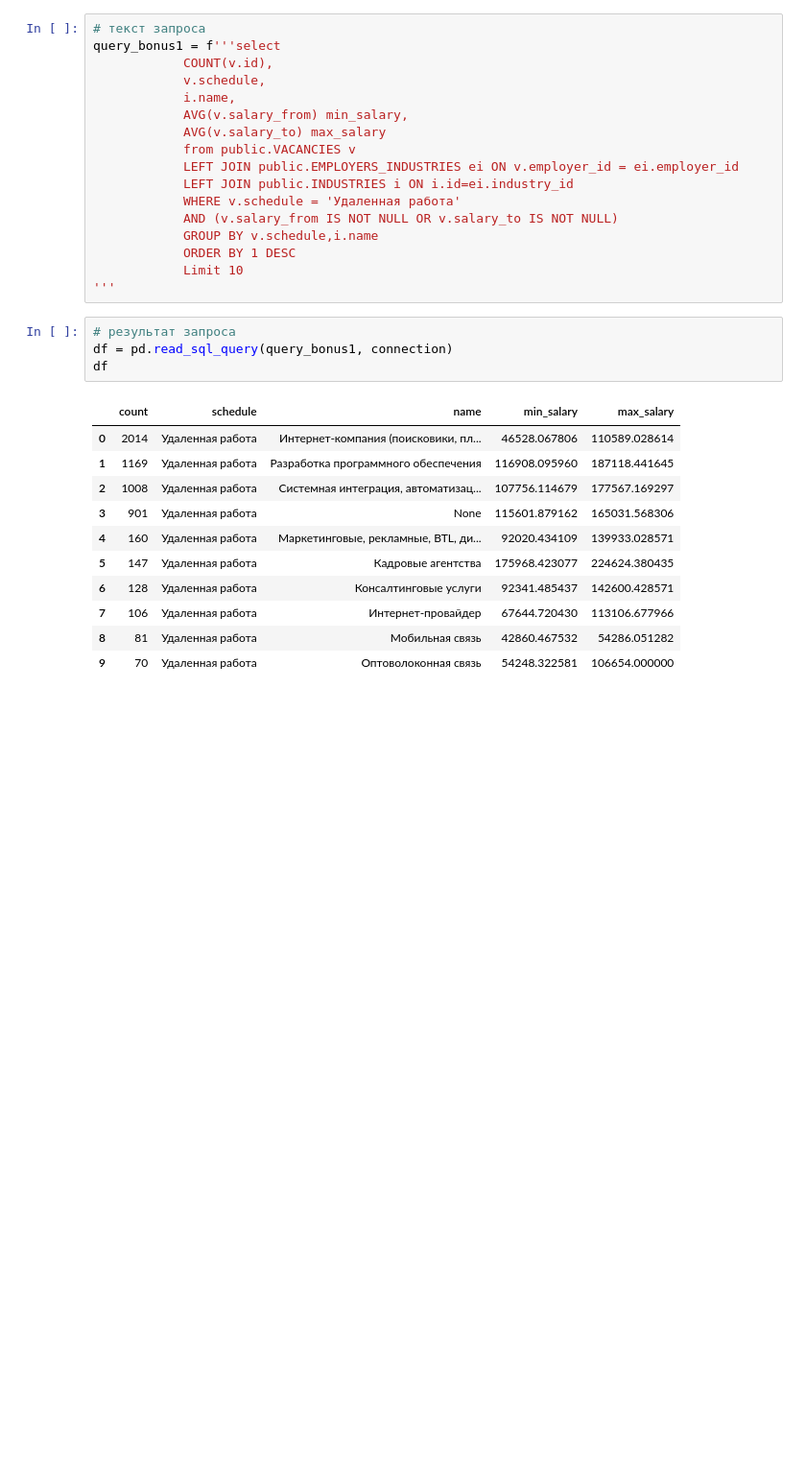
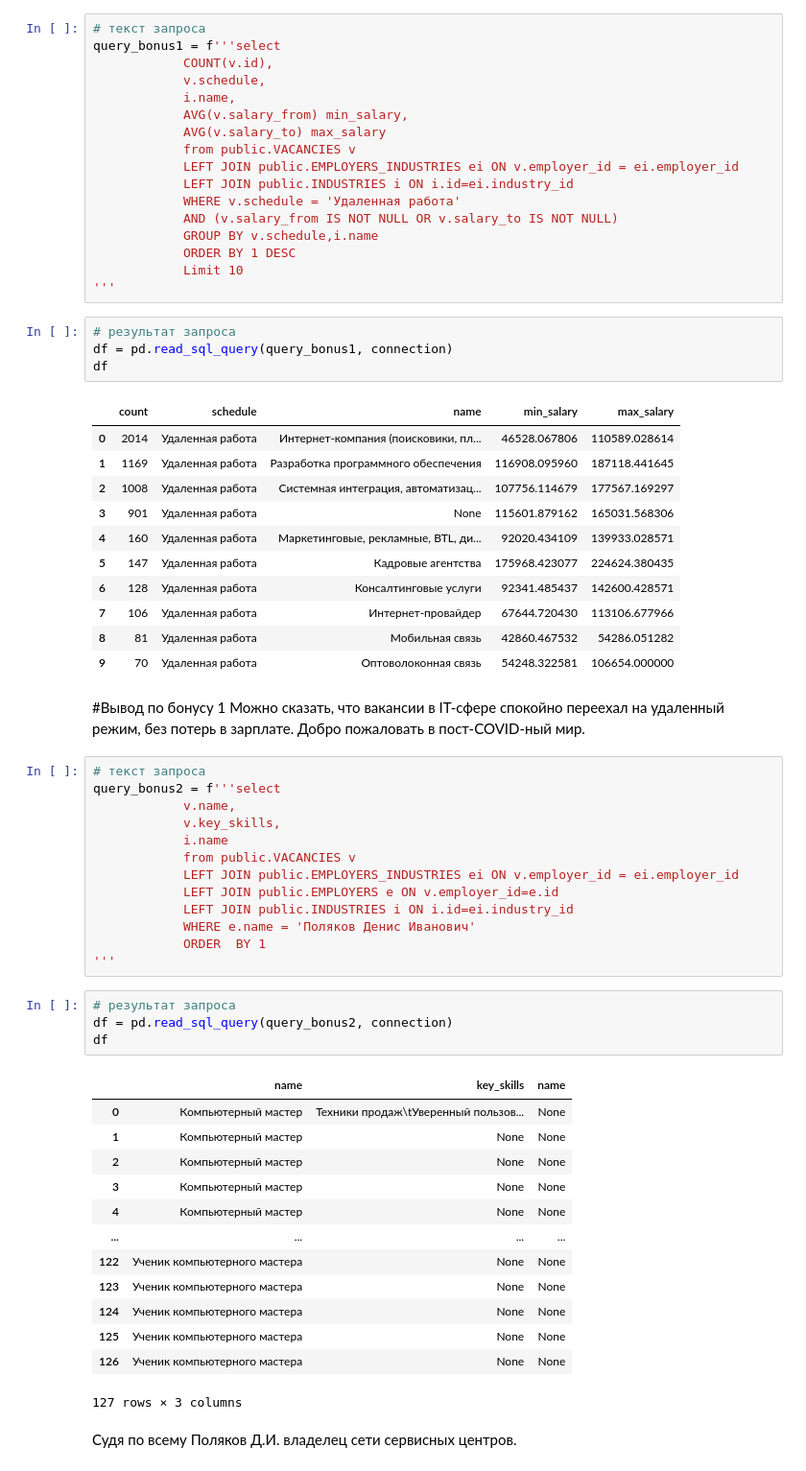
Before and after one commit to MrVengeance/sf_DC, a Jupyter notebook: Project_2_Ноутбук_шаблон.ipynb, the cells around one changed output. Shown: that part at 96% size. Saved outputs shown, nothing was run; the diff lists cells and outputs as text; blank space fills up the shorter version.

```diff
--- a/Project_2_Ноутбук_шаблон.ipynb
+++ b/Project_2_Ноутбук_шаблон.ipynb
@@ -656,3 +656,39 @@ df
 | 7 | 106 | Удаленная работа | Интернет-провайдер | 67644.720430 | 113106.677966 |
 | 8 | 81 | Удаленная работа | Мобильная связь | 42860.467532 | 54286.051282 |
 | 9 | 70 | Удаленная работа | Оптоволоконная связь | 54248.322581 | 106654.000000 |
+# %% [markdown]
+#Вывод по бонусу 1
+Можно сказать, что вакансии в IT-сфере спокойно переехал на удаленный режим, без потерь в зарплате. Добро пожаловать в пост-COVID-ный мир.
+# %%
+# текст запроса
+query_bonus2 = f'''select
+            v.name,
+            v.key_skills,
+            i.name
+            from public.VACANCIES v
+            LEFT JOIN public.EMPLOYERS_INDUSTRIES ei ON v.employer_id = ei.employer_id
+            LEFT JOIN public.EMPLOYERS e ON v.employer_id=e.id
+            LEFT JOIN public.INDUSTRIES i ON i.id=ei.industry_id
+            WHERE e.name = 'Поляков Денис Иванович'
+            ORDER  BY 1
+'''
+# %%
+# результат запроса
+df = pd.read_sql_query(query_bonus2, connection)
+df
+# %% [output]
+|  | name | key_skills | name |
+| 0 | Компьютерный мастер | Техники продаж\tУверенный пользов... | None |
+| 1 | Компьютерный мастер | None | None |
+| 2 | Компьютерный мастер | None | None |
+| 3 | Компьютерный мастер | None | None |
+| 4 | Компьютерный мастер | None | None |
+| ... | ... | ... | ... |
+| 122 | Ученик компьютерного мастера | None | None |
+| 123 | Ученик компьютерного мастера | None | None |
+| 124 | Ученик компьютерного мастера | None | None |
+| 125 | Ученик компьютерного мастера | None | None |
+| 126 | Ученик компьютерного мастера | None | None |
+127 rows × 3 columns
+# %% [markdown]
+Судя по всему Поляков Д.И. владелец сети сервисных центров.
```
Also changed, not shown: parts of 1 cell of this notebook.
